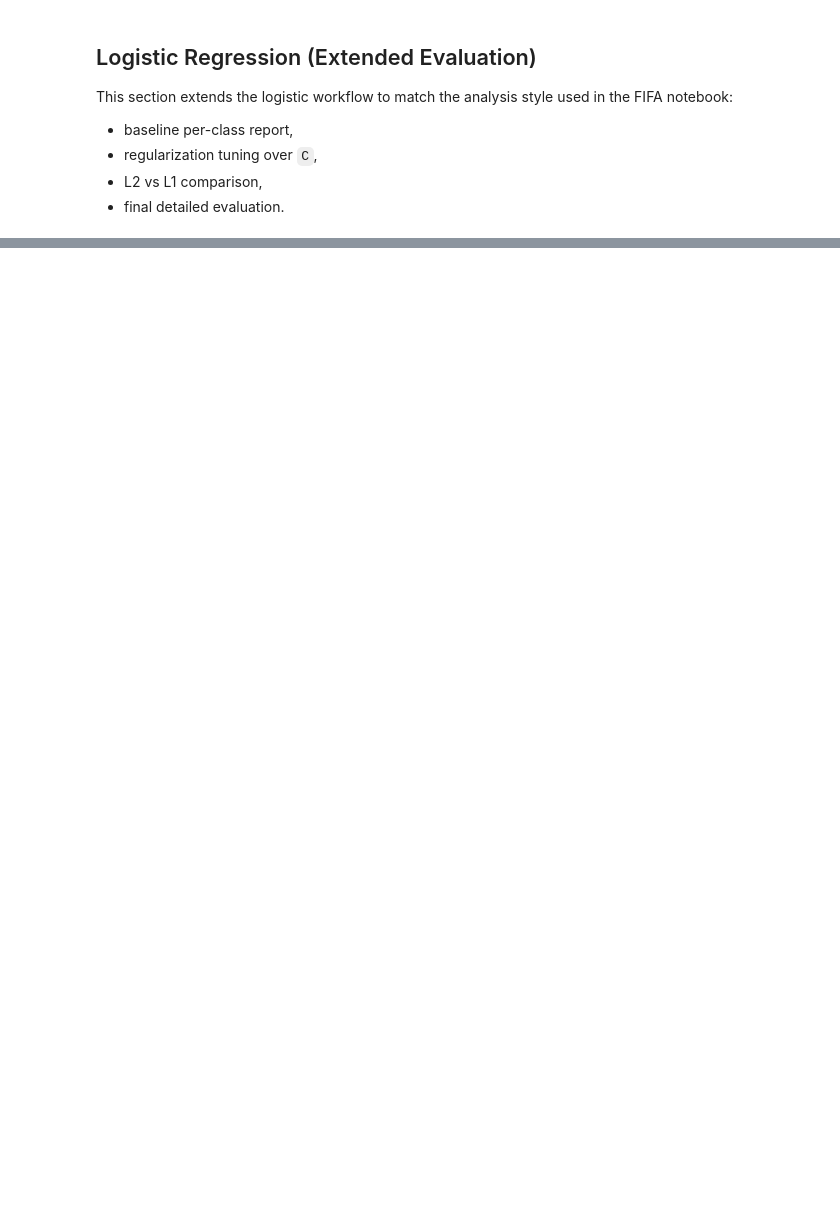
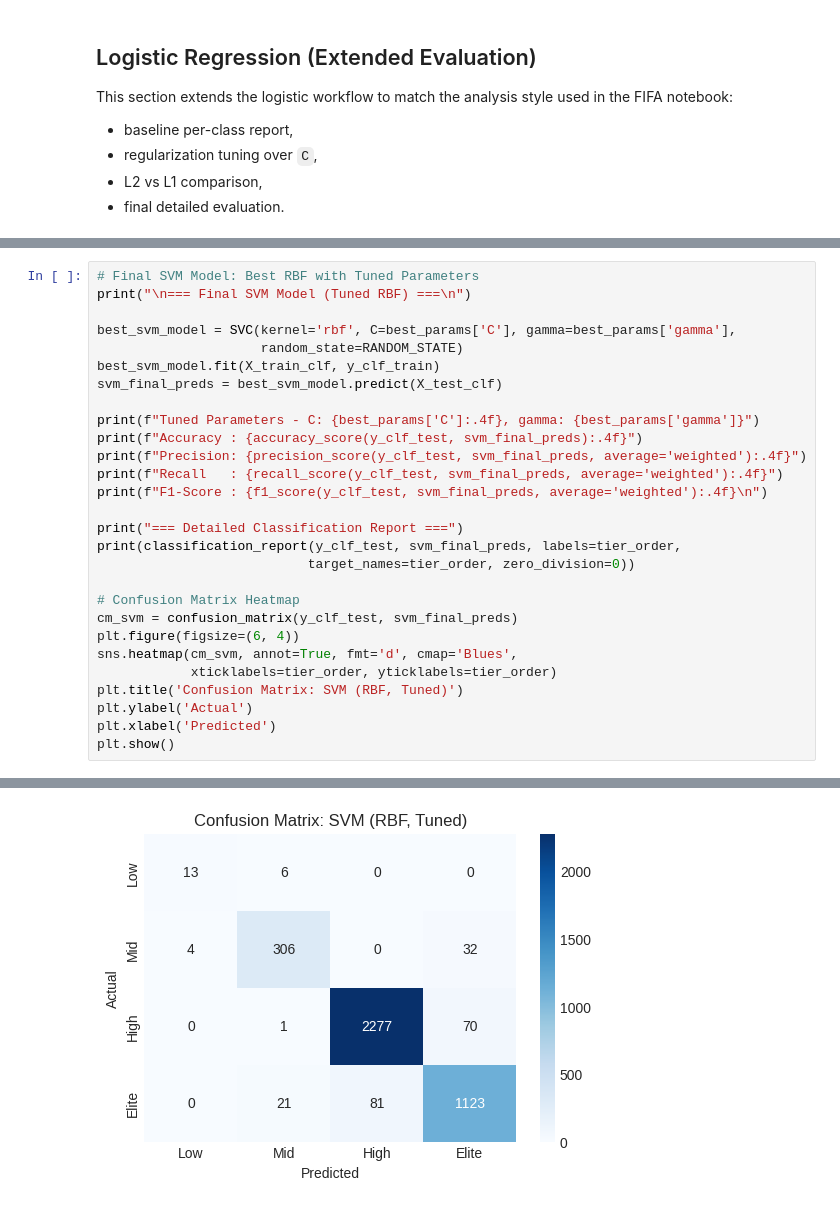
Before and after one commit to youssef28m/fifa-performance-analysis, a Jupyter notebook: main.ipynb, the cells around one changed output, grey strips where cells are left out. Drawn from its saved outputs; the diff is of its cells as text; blank space fills up the shorter version.

```diff
--- a/main.ipynb
+++ b/main.ipynb
@@ -1399,0 +1531,29 @@ Use your printed CV numbers directly in your oral discussion, for example:
+# %%
+# Final SVM Model: Best RBF with Tuned Parameters
+print("\n=== Final SVM Model (Tuned RBF) ===\n")
+
+best_svm_model = SVC(kernel='rbf', C=best_params['C'], gamma=best_params['gamma'],
+                     random_state=RANDOM_STATE)
+best_svm_model.fit(X_train_clf, y_clf_train)
+svm_final_preds = best_svm_model.predict(X_test_clf)
+
+print(f"Tuned Parameters - C: {best_params['C']:.4f}, gamma: {best_params['gamma']}")
+print(f"Accuracy : {accuracy_score(y_clf_test, svm_final_preds):.4f}")
+print(f"Precision: {precision_score(y_clf_test, svm_final_preds, average='weighted'):.4f}")
+print(f"Recall   : {recall_score(y_clf_test, svm_final_preds, average='weighted'):.4f}")
+print(f"F1-Score : {f1_score(y_clf_test, svm_final_preds, average='weighted'):.4f}\n")
+
+print("=== Detailed Classification Report ===")
+print(classification_report(y_clf_test, svm_final_preds, labels=tier_order,
+                           target_names=tier_order, zero_division=0))
+
+# Confusion Matrix Heatmap
+cm_svm = confusion_matrix(y_clf_test, svm_final_preds)
+plt.figure(figsize=(6, 4))
+sns.heatmap(cm_svm, annot=True, fmt='d', cmap='Blues',
+            xticklabels=tier_order, yticklabels=tier_order)
+plt.title('Confusion Matrix: SVM (RBF, Tuned)')
+plt.ylabel('Actual')
+plt.xlabel('Predicted')
+plt.show()
+# %% [output]
@@ -1399,0 +1579 @@ Use your printed CV numbers directly in your oral discussion, for example:
+[figure, added]
```
Also changed, not shown: parts of 16 cells of this notebook, 2 other files.
